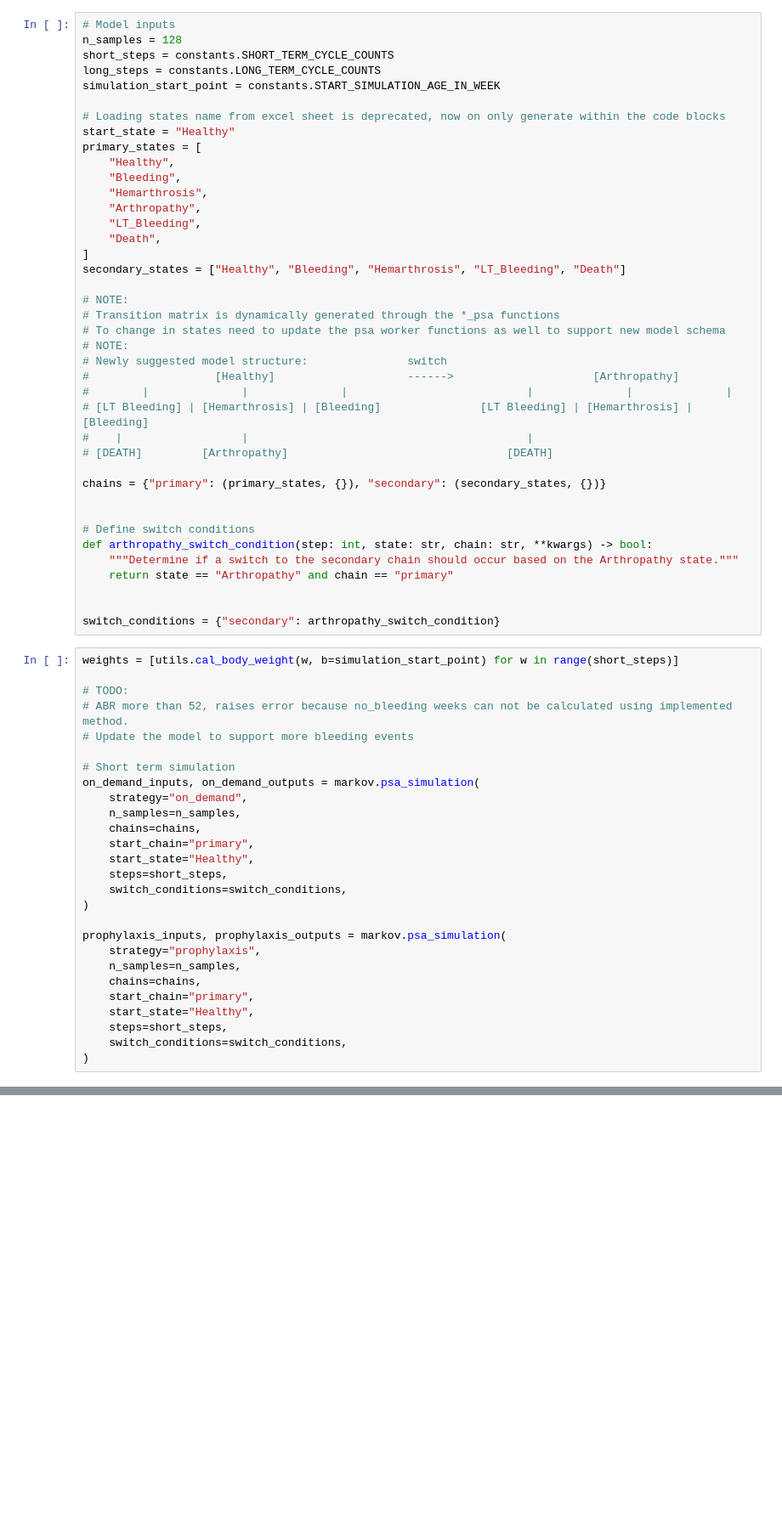
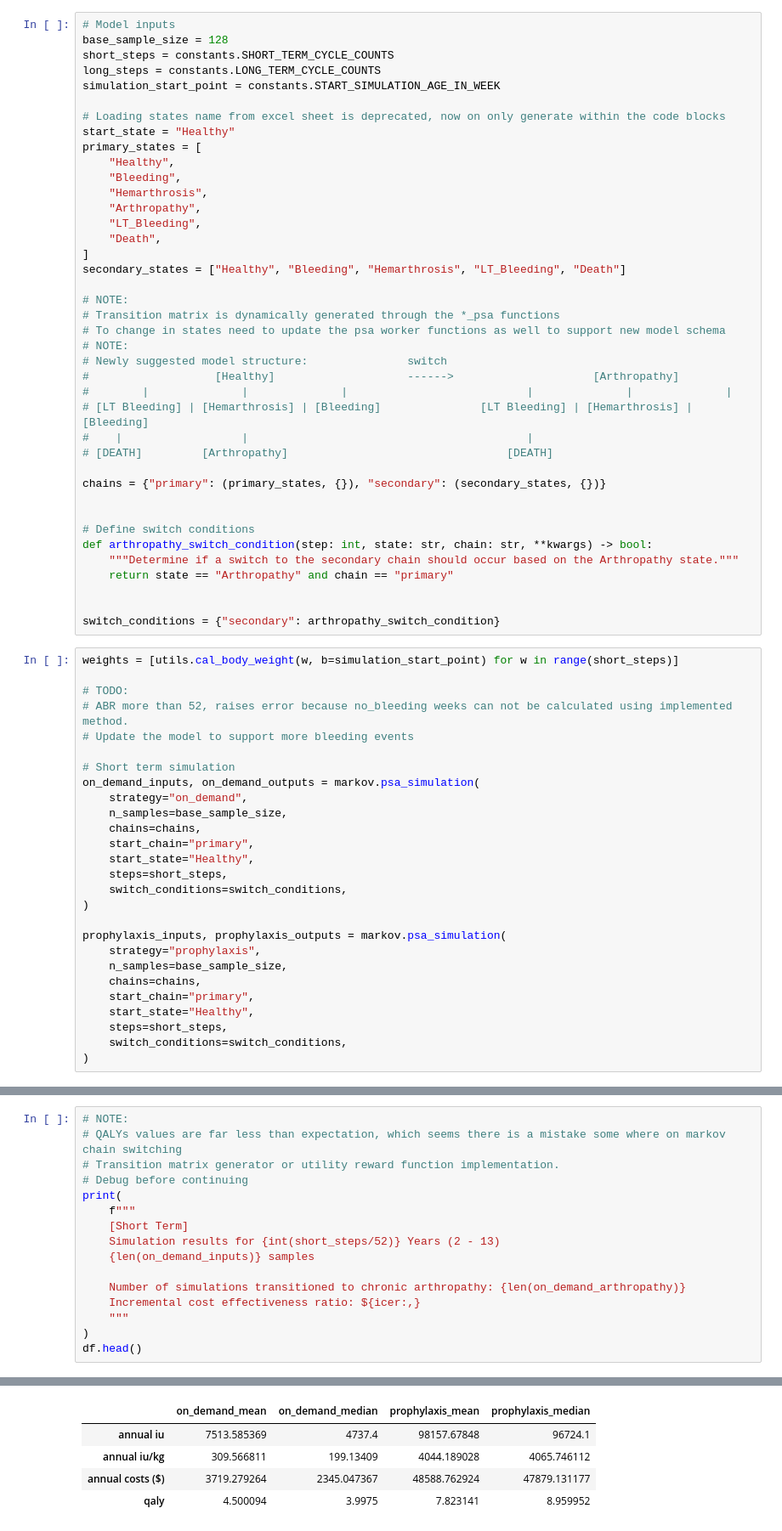
Before and after one commit to MohammadHashemian/SimpleMarkovChain, a Jupyter notebook: model/model.ipynb, the cells around one changed output, grey strips where cells are left out. Shown at 85% size. Cells and saved outputs as stored; diff of their text form; blank space fills up the shorter version.

Commit message:
Resolving utility rewarding issue

```diff
--- a/model/model.ipynb
+++ b/model/model.ipynb
@@ -27,7 +27,7 @@ except ModuleNotFoundError as e:
     print(f"Unable to import module: {e.msg}")
 # %%
 # Model inputs
-n_samples = 128
+base_sample_size = 128
 short_steps = constants.SHORT_TERM_CYCLE_COUNTS
 long_steps = constants.LONG_TERM_CYCLE_COUNTS
 simulation_start_point = constants.START_SIMULATION_AGE_IN_WEEK
@@ -75,7 +75,7 @@ weights = [utils.cal_body_weight(w, b=simulation_start_point) for w in range(sho
 # Short term simulation
 on_demand_inputs, on_demand_outputs = markov.psa_simulation(
     strategy="on_demand",
-    n_samples=n_samples,
+    n_samples=base_sample_size,
     chains=chains,
     start_chain="primary",
     start_state="Healthy",
@@ -85,7 +85,7 @@ on_demand_inputs, on_demand_outputs = markov.psa_simulation(
 
 prophylaxis_inputs, prophylaxis_outputs = markov.psa_simulation(
     strategy="prophylaxis",
-    n_samples=n_samples,
+    n_samples=base_sample_size,
     chains=chains,
     start_chain="primary",
     start_state="Healthy",
@@ -270,0 +226,17 @@ ICER $1,250,766
+# %%
+# NOTE:
+# QALYs values are far less than expectation, which seems there is a mistake some where on markov chain switching
+# Transition matrix generator or utility reward function implementation.
+# Debug before continuing
+print(
+    f"""
+    [Short Term]
+    Simulation results for {int(short_steps/52)} Years (2 - 13)
+    {len(on_demand_inputs)} samples
+
+    Number of simulations transitioned to chronic arthropathy: {len(on_demand_arthropathy)}
+    Incremental cost effectiveness ratio: ${icer:,}
+    """
+)
+df.head()
+# %% [output]
@@ -270,0 +249,5 @@ ICER $1,250,766
+|  | on_demand_mean | on_demand_median | prophylaxis_mean | prophylaxis_median |
+| annual iu | 7513.585369 | 4737.4 | 98157.67848 | 96724.1 |
+| annual iu/kg | 309.566811 | 199.13409 | 4044.189028 | 4065.746112 |
+| annual costs ($) | 3719.279264 | 2345.047367 | 48588.762924 | 47879.131177 |
+| qaly | 4.500094 | 3.9975 | 7.823141 | 8.959952 |
```
Also changed, not shown: parts of 3 cells of this notebook, 3 other files.
